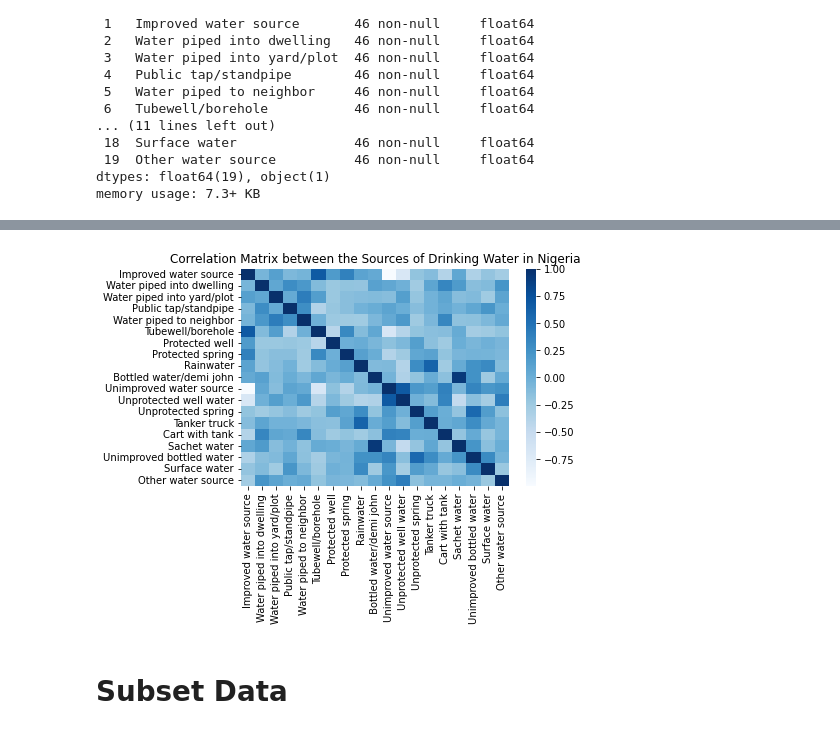
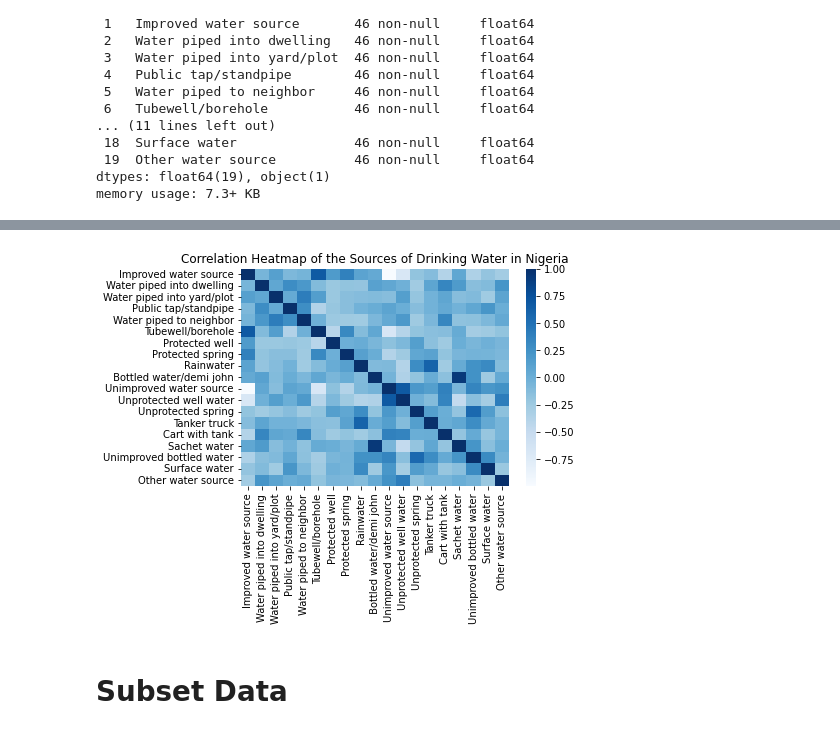
Before and after one commit to TheBlueZayn/analysis-of-water-sources-in-nigeria, a Jupyter notebook: main.ipynb, the cells around one changed output, grey strips where cells are left out. Cells and saved outputs as stored; diff of their text form; code cells hidden in the pictures.

```diff
--- a/main.ipynb
+++ b/main.ipynb
@@ -76,10 +76,10 @@ corr
 | Other water source | -0.274215 | 0.221214 | 0.089493 | 0.003967 | ... |
 # %%
 sns.heatmap(corr, cmap="Blues")
-plt.title("Correlation Matrix between the Sources of Drinking Water in Nigeria")
+plt.title("Correlation Heatmap of the Sources of Drinking Water in Nigeria")
 plt.savefig("corrmatrix", dpi=300, bbox_inches="tight"), ;
 # %% [output]
-[figure, old version]
+[figure, new version]
 # %% [markdown]
 # Subset Data
 # %% [markdown]
```
Also changed, not shown: 1 other file.
